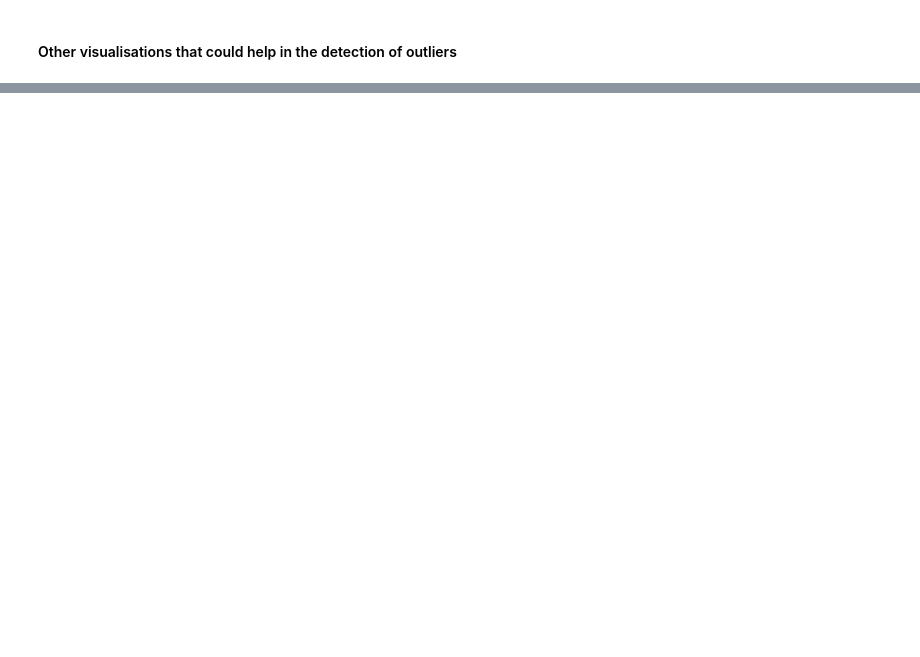
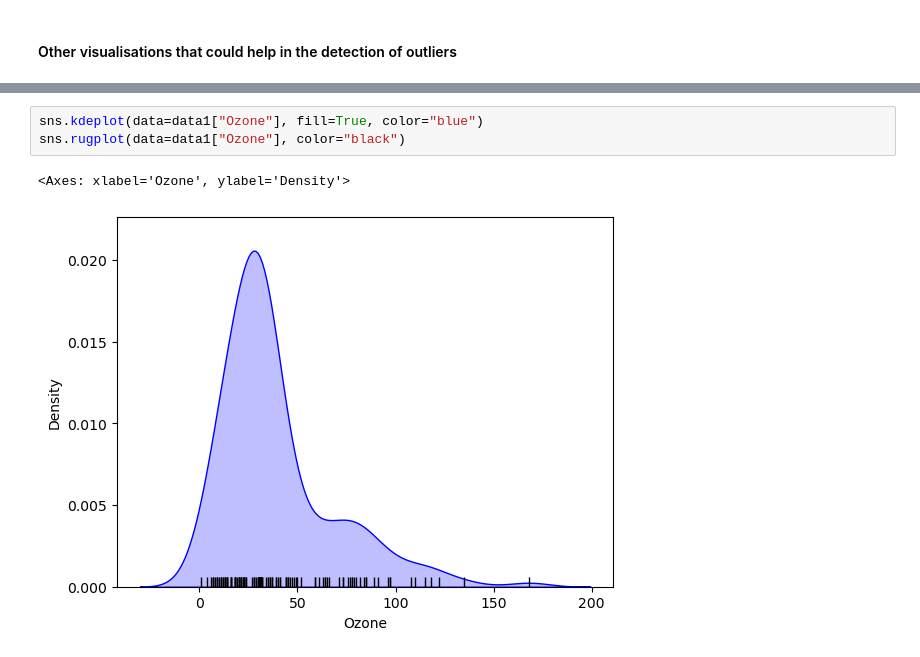
Before and after one commit to AnirudhReddy1252/AIML_TASK, a Jupyter notebook: EDA1_Practice.ipynb, the cells around one changed output, grey strips where cells are left out. Saved outputs shown, nothing was run; the diff lists cells and outputs as text; blank space fills up the shorter version.

```diff
--- a/EDA1_Practice.ipynb
+++ b/EDA1_Practice.ipynb
@@ -446,0 +470,6 @@ Text(0.5, 1.0, 'Violin Plot')
+# %%
+sns.kdeplot(data=data1["Ozone"], fill=True, color="blue")
+sns.rugplot(data=data1["Ozone"], color="black")
+# %% [output]
+<Axes: xlabel='Ozone', ylabel='Density'>
+[figure, added]
```
Also changed, not shown: parts of 15 cells of this notebook.
